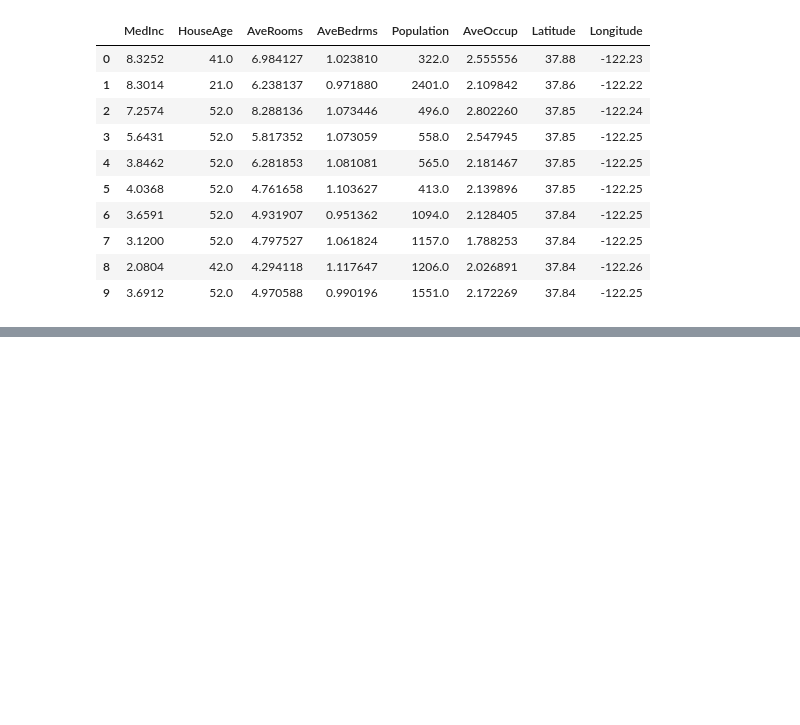
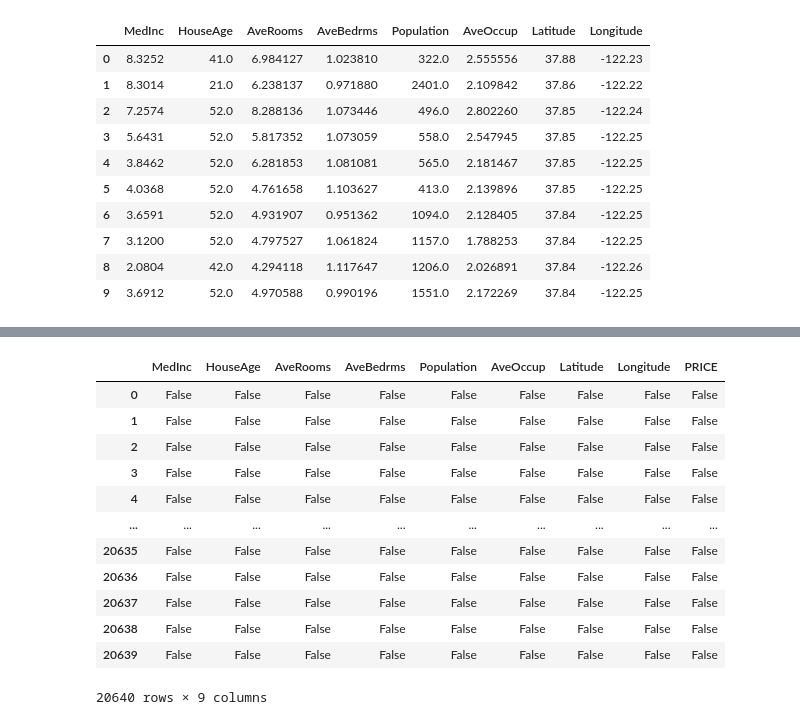
Before and after one commit to mhdmusharraf/MachineLearningProjects, a Jupyter notebook: Predicting_the_House_Price.ipynb, the cells around one changed output, grey strips where cells are left out. Drawn from its saved outputs; the diff is of its cells as text; code cells hidden in the pictures; blank space fills up the shorter version.

```diff
--- a/Predicting_the_House_Price.ipynb
+++ b/Predicting_the_House_Price.ipynb
@@ -46,3 +46,5 @@ df.head(10)
 | 7 | 3.1200 | 52.0 | 4.797527 | 1.061824 | 1157.0 | 1.788253 | 37.84 | -122.25 |
 | 8 | 2.0804 | 42.0 | 4.294118 | 1.117647 | 1206.0 | 2.026891 | 37.84 | -122.26 |
 | 9 | 3.6912 | 52.0 | 4.970588 | 0.990196 | 1551.0 | 2.172269 | 37.84 | -122.25 |
+# %%
+df['PRICE'] = califo.target
@@ -48,0 +105,16 @@ df.head(10)
+# %%
+df.isnull()
+# %% [output]
+|  | MedInc | HouseAge | AveRooms | AveBedrms | Population | AveOccup | Latitude | Longitude | PRICE |
+| 0 | False | False | False | False | False | False | False | False | False |
+| 1 | False | False | False | False | False | False | False | False | False |
+| 2 | False | False | False | False | False | False | False | False | False |
+| 3 | False | False | False | False | False | False | False | False | False |
+| 4 | False | False | False | False | False | False | False | False | False |
+| ... | ... | ... | ... | ... | ... | ... | ... | ... | ... |
+| 20635 | False | False | False | False | False | False | False | False | False |
+| 20636 | False | False | False | False | False | False | False | False | False |
+| 20637 | False | False | False | False | False | False | False | False | False |
+| 20638 | False | False | False | False | False | False | False | False | False |
+| 20639 | False | False | False | False | False | False | False | False | False |
+20640 rows × 9 columns
```
Also changed, not shown: parts of 8 cells of this notebook.
